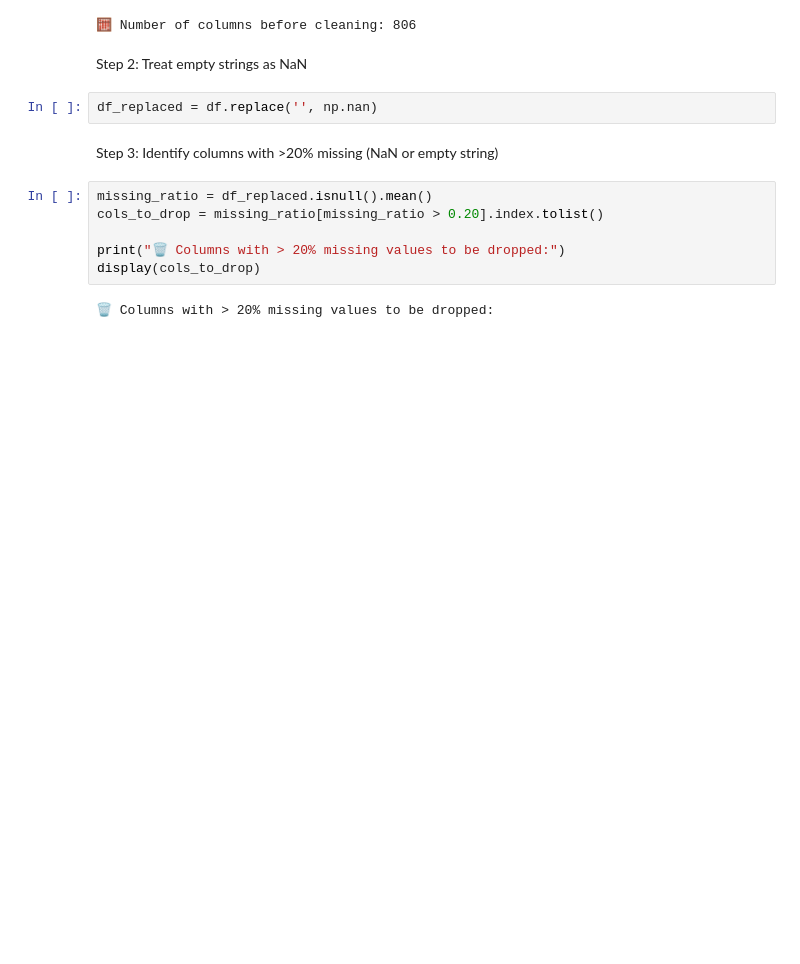
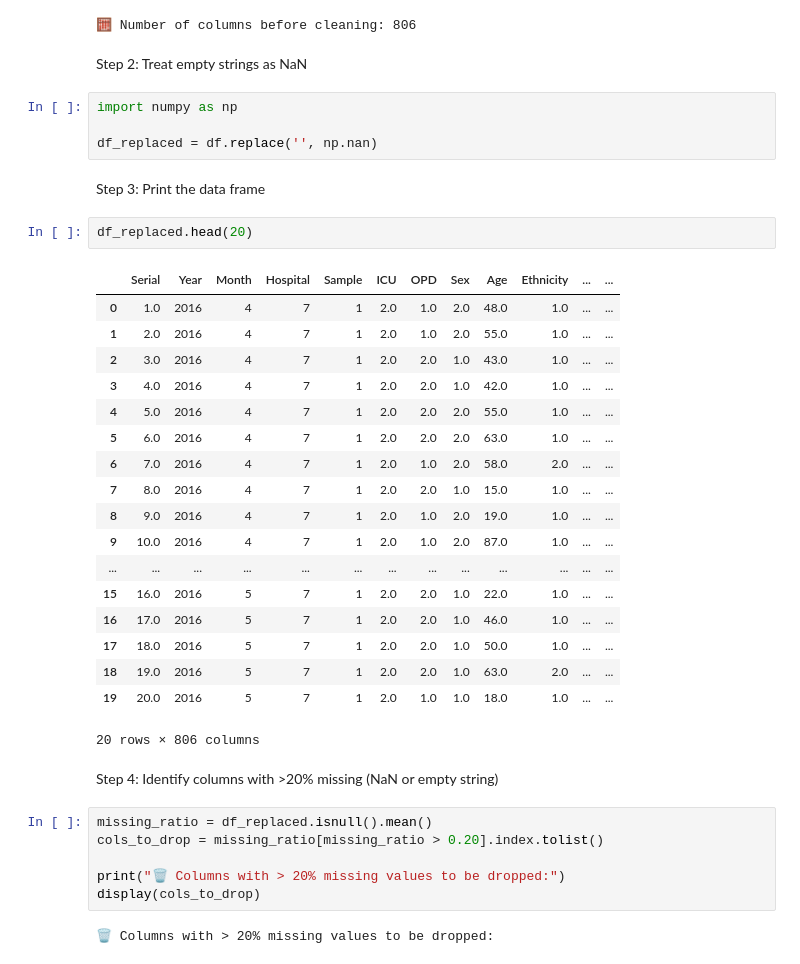
Before and after one commit to Hansaanuradha93/K-Talk---Classification-Model, a Jupyter notebook: Notebook.ipynb, the cells around one changed output. Drawn from its saved outputs; the diff is of its cells as text; blank space fills up the shorter version.

```diff
--- a/Notebook.ipynb
+++ b/Notebook.ipynb
@@ -227,9 +227,34 @@ print(f"🧮 Number of columns before cleaning: {df.shape[1]}")
 # %% [markdown]
 Step 2: Treat empty strings as NaN
 # %%
+import numpy as np
+
 df_replaced = df.replace('', np.nan)
+# %% [markdown]
+Step 3: Print the data frame
+# %%
+df_replaced.head(20)
+# %% [output]
+|  | Serial | Year | Month | Hospital | Sample | ICU | OPD | Sex | Age | Ethnicity | ... | ... |
+| 0 | 1.0 | 2016 | 4 | 7 | 1 | 2.0 | 1.0 | 2.0 | 48.0 | 1.0 | ... | ... |
+| 1 | 2.0 | 2016 | 4 | 7 | 1 | 2.0 | 1.0 | 2.0 | 55.0 | 1.0 | ... | ... |
+| 2 | 3.0 | 2016 | 4 | 7 | 1 | 2.0 | 2.0 | 1.0 | 43.0 | 1.0 | ... | ... |
+| 3 | 4.0 | 2016 | 4 | 7 | 1 | 2.0 | 2.0 | 1.0 | 42.0 | 1.0 | ... | ... |
+| 4 | 5.0 | 2016 | 4 | 7 | 1 | 2.0 | 2.0 | 2.0 | 55.0 | 1.0 | ... | ... |
+| 5 | 6.0 | 2016 | 4 | 7 | 1 | 2.0 | 2.0 | 2.0 | 63.0 | 1.0 | ... | ... |
+| 6 | 7.0 | 2016 | 4 | 7 | 1 | 2.0 | 1.0 | 2.0 | 58.0 | 2.0 | ... | ... |
+| 7 | 8.0 | 2016 | 4 | 7 | 1 | 2.0 | 2.0 | 1.0 | 15.0 | 1.0 | ... | ... |
+| 8 | 9.0 | 2016 | 4 | 7 | 1 | 2.0 | 1.0 | 2.0 | 19.0 | 1.0 | ... | ... |
+| 9 | 10.0 | 2016 | 4 | 7 | 1 | 2.0 | 1.0 | 2.0 | 87.0 | 1.0 | ... | ... |
+| ... | ... | ... | ... | ... | ... | ... | ... | ... | ... | ... | ... | ... |
+| 15 | 16.0 | 2016 | 5 | 7 | 1 | 2.0 | 2.0 | 1.0 | 22.0 | 1.0 | ... | ... |
+| 16 | 17.0 | 2016 | 5 | 7 | 1 | 2.0 | 2.0 | 1.0 | 46.0 | 1.0 | ... | ... |
+| 17 | 18.0 | 2016 | 5 | 7 | 1 | 2.0 | 2.0 | 1.0 | 50.0 | 1.0 | ... | ... |
+| 18 | 19.0 | 2016 | 5 | 7 | 1 | 2.0 | 2.0 | 1.0 | 63.0 | 2.0 | ... | ... |
+| 19 | 20.0 | 2016 | 5 | 7 | 1 | 2.0 | 1.0 | 1.0 | 18.0 | 1.0 | ... | ... |
+20 rows × 806 columns
 # %% [markdown]
-Step 3: Identify columns with >20% missing (NaN or empty string)
+Step 4: Identify columns with >20% missing (NaN or empty string)
 # %%
 missing_ratio = df_replaced.isnull().mean()
 cols_to_drop = missing_ratio[missing_ratio > 0.20].index.tolist()
```
Also changed, not shown: parts of 10 cells of this notebook.
